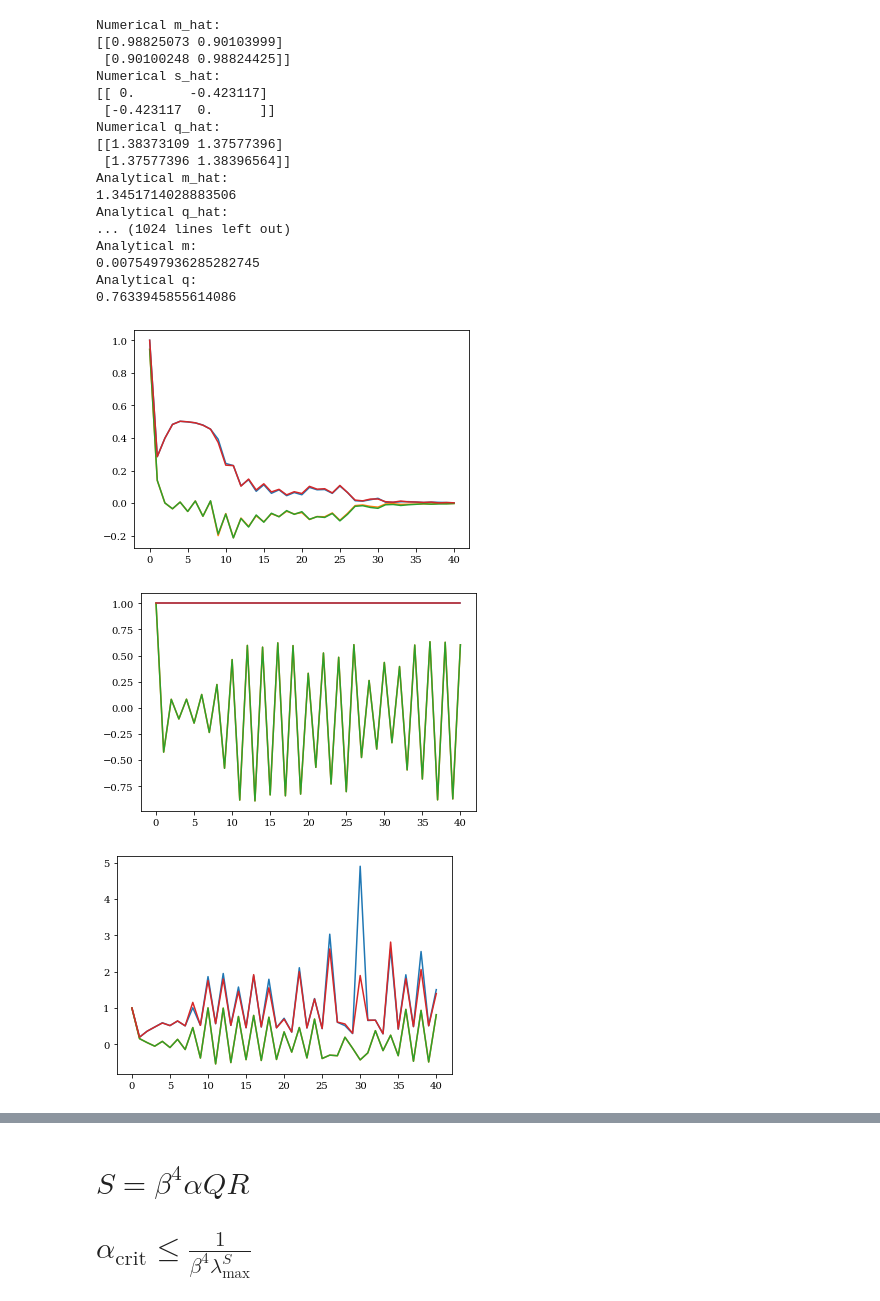
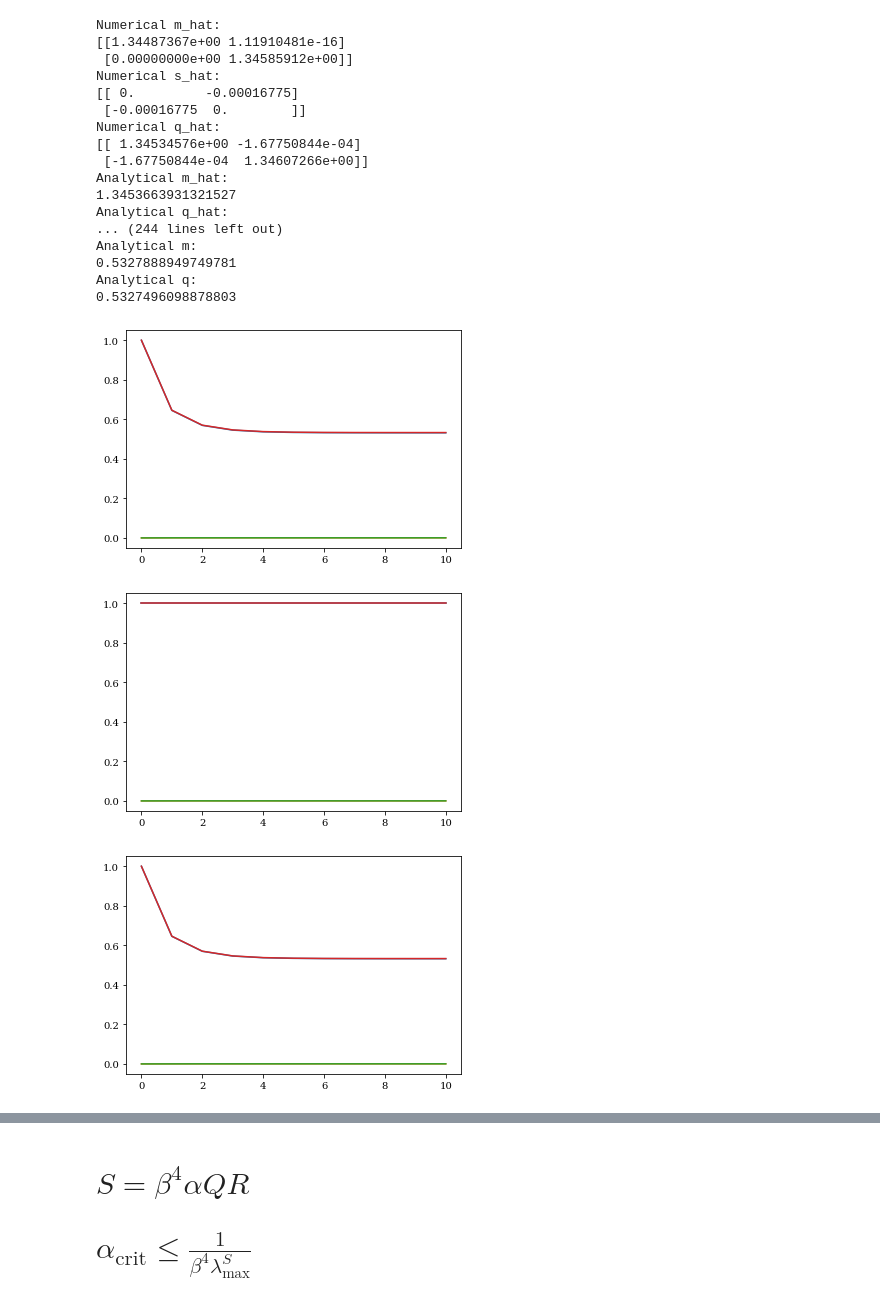
Before and after one commit to RobinTher/BM_fixed_point_iterations, a Jupyter notebook: Fixed_point_iterations.ipynb, the cells around one changed output, grey strips where cells are left out. Drawn from its saved outputs; the diff is of its cells as text; code cells hidden in the pictures.

```diff
--- a/Fixed_point_iterations.ipynb
+++ b/Fixed_point_iterations.ipynb
@@ -253,54 +293,54 @@ class Iterator():
 n_normal_samples = 200000
 n_binary_samples = 2000000
 
+beta_s = 1.2
 beta = 1.2
 alpha = 1.4
+P_s = 2
 P = 2
 c = 0
 
-mat_cor = simple_mat_cor(P, c)
+mat_cor = simple_mat_cor(P_s, c)
 
-print_comparison = True
-
-iterator = Iterator(beta, alpha, mat_cor, P, n_normal_samples, n_binary_samples, print_comparison)
+iterator = Iterator(beta_s, beta, alpha, mat_cor, P_s, P, n_normal_samples, n_binary_samples)
 # %%
 # Probe c = 0.1, 0.4, 0.7, 1
 # or c = 0.1, 0.25, 0.4, 0.55, 0.7, 0.85, 1
 
-t = 40
+t = 10
 
-m = random_mat_cor(P)
-s = random_mat_cor(P)
-q = random_mat_cor(P)
+m = np.eye(P_s, P) # random_mat_cor(P)
+s = np.eye(P) # random_mat_cor(P)
+q = np.eye(P) # random_mat_cor(P)
 
-m_list, s_list, q_list = iterator.iterate(m, s, q, t, store_state = True)
+m_list, s_list, q_list = iterator.iterate(m, s, q, t, store_state = True, print_comparison = True)
 
 plt.plot(np.array(m_list).reshape(t+1, P**2))
 plt.show()
 
 plt.plot(np.array(s_list).reshape(t+1, P**2))
 plt.show()
 
 plt.plot(np.array(q_list).reshape(t+1, P**2))
 plt.show()
 # %% [output]
 Numerical m_hat:
-[[0.98825073 0.90103999]
- [0.90100248 0.98824425]]
+[[1.34487367e+00 1.11910481e-16]
+ [0.00000000e+00 1.34585912e+00]]
 Numerical s_hat:
-[[ 0.       -0.423117]
- [-0.423117  0.      ]]
+[[ 0.         -0.00016775]
+ [-0.00016775  0.        ]]
 Numerical q_hat:
-[[1.38373109 1.37577396]
- [1.37577396 1.38396564]]
+[[ 1.34534576e+00 -1.67750844e-04]
+ [-1.67750844e-04  1.34607266e+00]]
 Analytical m_hat:
-1.3451714028883506
+1.3453663931321527
 Analytical q_hat:
-... (1024 lines left out)
+... (244 lines left out)
 Analytical m:
-0.0075497936285282745
+0.5327888949749781
 Analytical q:
-0.7633945855614086
+0.5327496098878803
-[figure, old version]
+[figure, new version]
-[figure, old version]
+[figure, new version]
-[figure, old version]
+[figure, new version]
```
Also changed, not shown: parts of 10 cells of this notebook.
